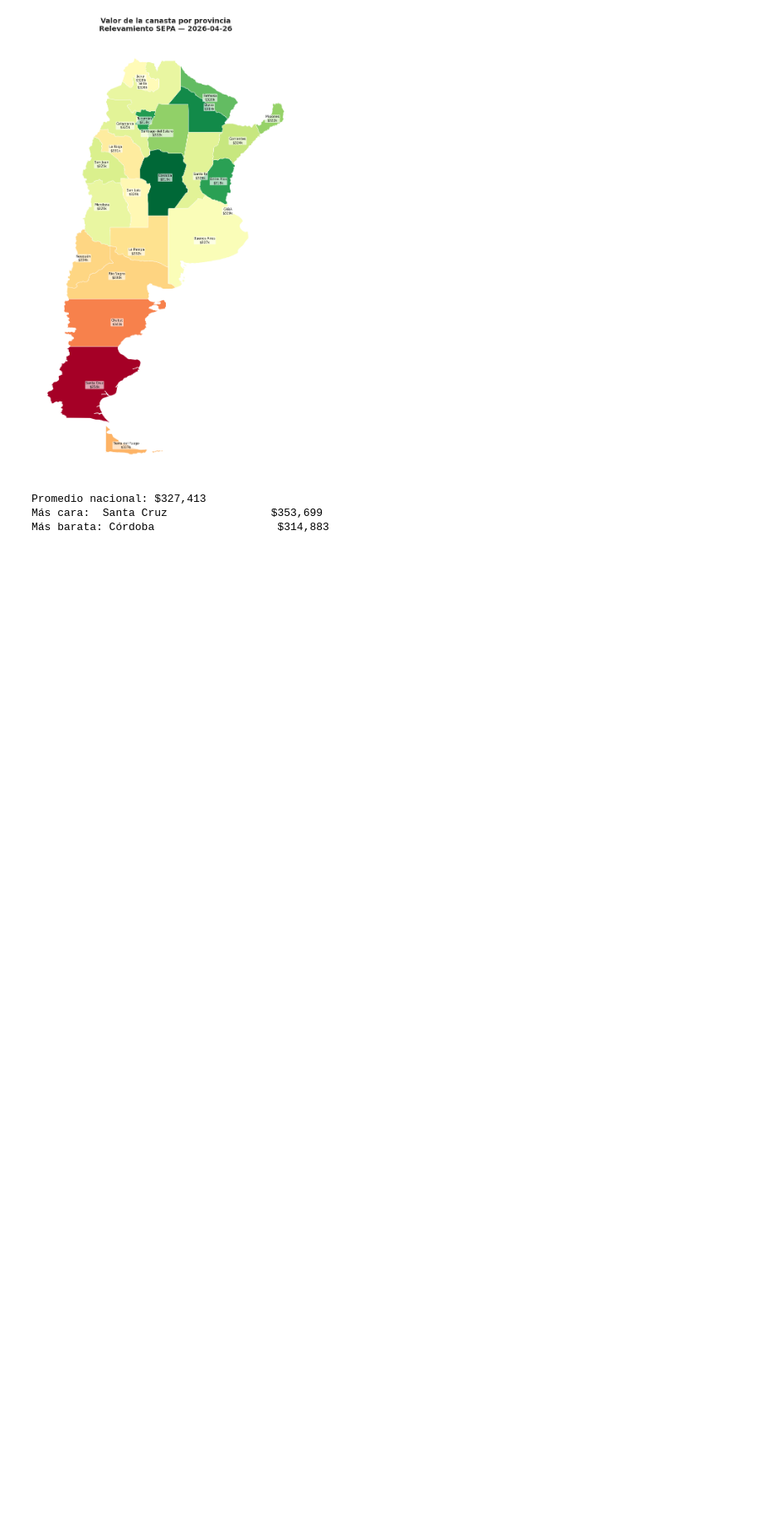
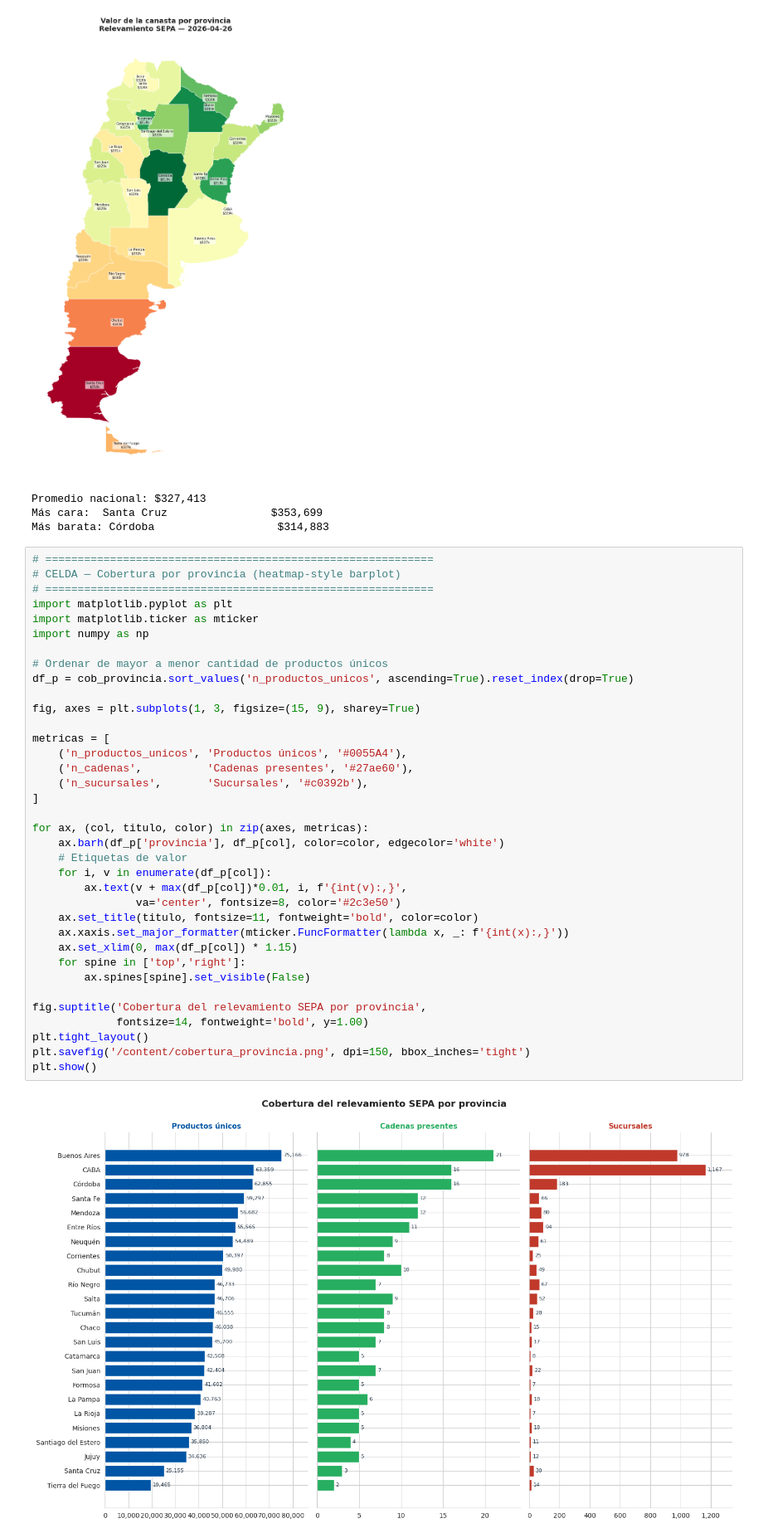
Before and after one commit to santiagoriverti/analisis_canasta_SEPA, a Jupyter notebook: scripts/resultados_canasta_sepa.ipynb, the cells around one changed output. Shown at 83% size. Saved outputs shown, nothing was run; the diff lists cells and outputs as text; blank space fills up the shorter version.

```diff
--- a/scripts/resultados_canasta_sepa.ipynb
+++ b/scripts/resultados_canasta_sepa.ipynb
@@ -411,3 +411,41 @@ print(f"Más barata: {df_mapa.iloc[0]['provincia']:<25} ${df_mapa.iloc[0]['canas
 Promedio nacional: $327,413
 Más cara:  Santa Cruz                $353,699
 Más barata: Córdoba                   $314,883
+# %%
+# ============================================================
+# CELDA — Cobertura por provincia (heatmap-style barplot)
+# ============================================================
+import matplotlib.pyplot as plt
+import matplotlib.ticker as mticker
+import numpy as np
+
+# Ordenar de mayor a menor cantidad de productos únicos
+df_p = cob_provincia.sort_values('n_productos_unicos', ascending=True).reset_index(drop=True)
+
+fig, axes = plt.subplots(1, 3, figsize=(15, 9), sharey=True)
+
+metricas = [
+    ('n_productos_unicos', 'Productos únicos', '#0055A4'),
+    ('n_cadenas',          'Cadenas presentes', '#27ae60'),
+    ('n_sucursales',       'Sucursales', '#c0392b'),
+]
+
+for ax, (col, titulo, color) in zip(axes, metricas):
+    ax.barh(df_p['provincia'], df_p[col], color=color, edgecolor='white')
+    # Etiquetas de valor
+    for i, v in enumerate(df_p[col]):
+        ax.text(v + max(df_p[col])*0.01, i, f'{int(v):,}',
+                va='center', fontsize=8, color='#2c3e50')
+    ax.set_title(titulo, fontsize=11, fontweight='bold', color=color)
+    ax.xaxis.set_major_formatter(mticker.FuncFormatter(lambda x, _: f'{int(x):,}'))
+    ax.set_xlim(0, max(df_p[col]) * 1.15)
+    for spine in ['top','right']:
+        ax.spines[spine].set_visible(False)
+
+fig.suptitle('Cobertura del relevamiento SEPA por provincia',
+             fontsize=14, fontweight='bold', y=1.00)
+plt.tight_layout()
+plt.savefig('/content/cobertura_provincia.png', dpi=150, bbox_inches='tight')
+plt.show()
+# %% [output]
+[figure, added]
```
Also changed, not shown: parts of 2 cells of this notebook.
